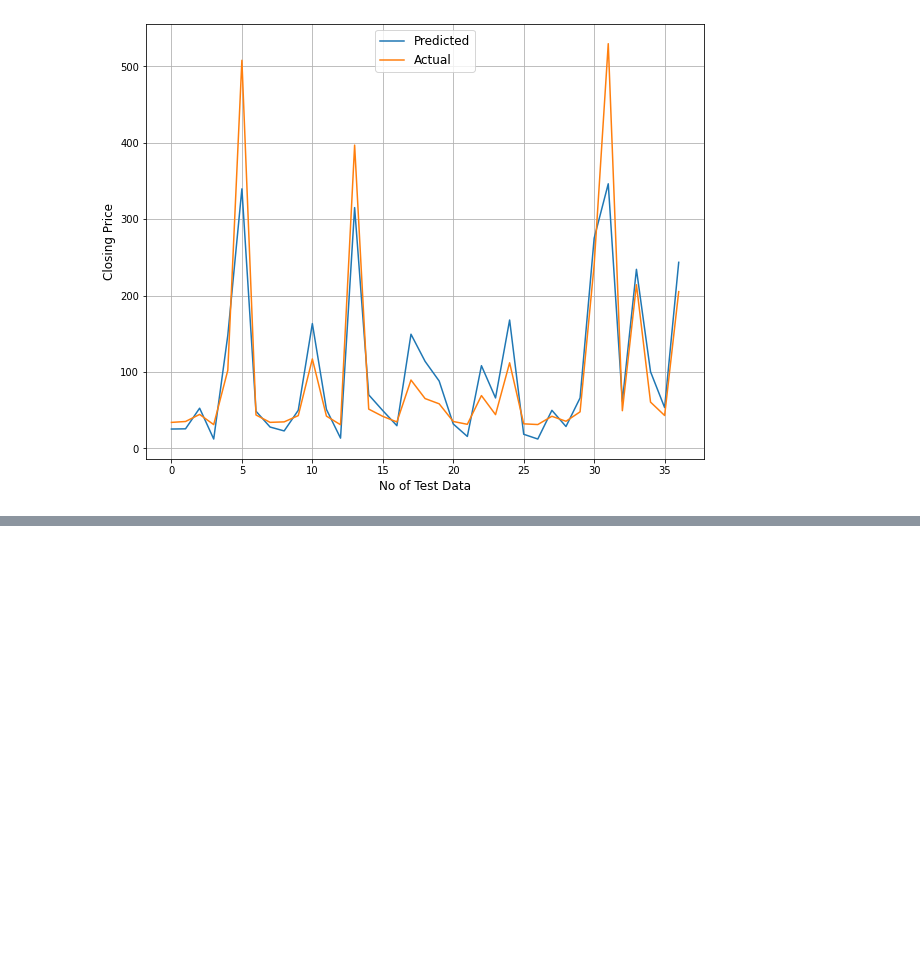
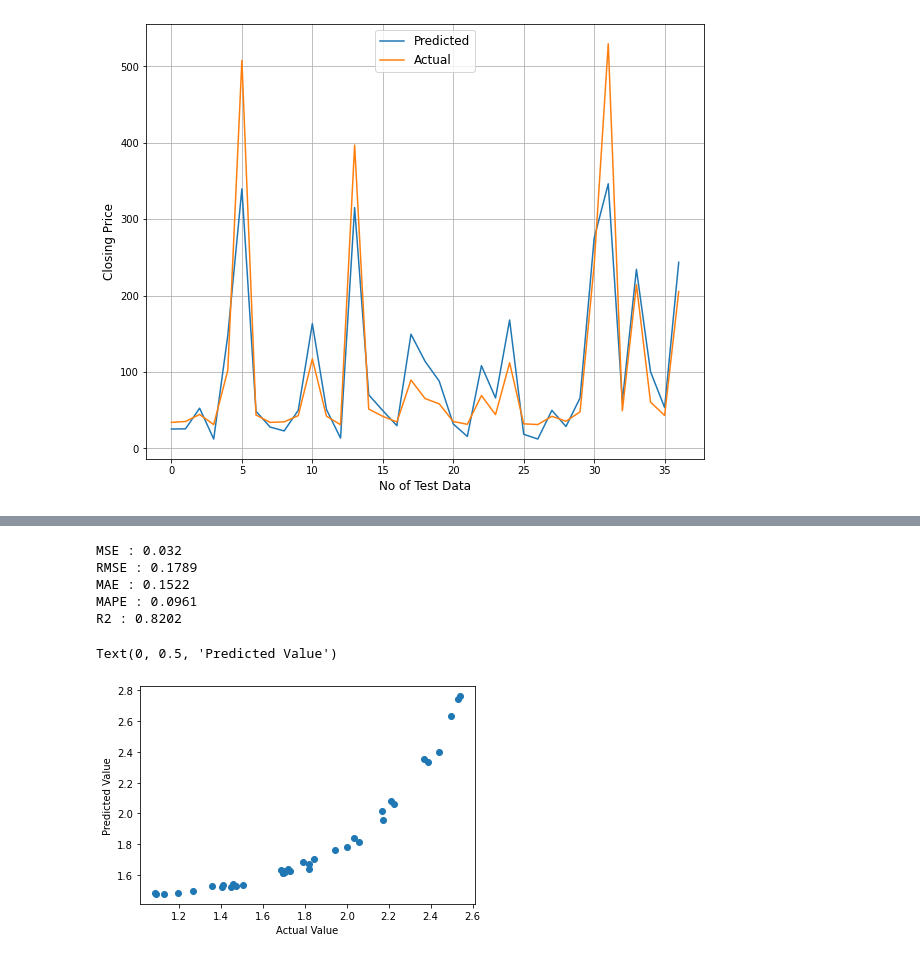
Before and after one commit to Vinitladse/YES-BANK-STOCK-CLOSING-PRICE-PREDICTION, a Jupyter notebook: YES_BANK_STOCK_CLOSING_PRICE_PREDICTION.ipynb, the cells around one changed output, grey strips where cells are left out. Drawn from its saved outputs; the diff is of its cells as text; code cells hidden in the pictures; blank space fills up the shorter version.

```diff
--- a/YES_BANK_STOCK_CLOSING_PRICE_PREDICTION.ipynb
+++ b/YES_BANK_STOCK_CLOSING_PRICE_PREDICTION.ipynb
@@ -379,8 +370,8 @@ y = Dependent Variable
 # %%
+# Data transformation
 from scipy.stats import zscore
-X = Dataset.drop(columns=['Date', 'Close']).apply(zscore)
+X = X.apply(zscore)
+y = np.log10(y)
-# %%
-y = np.log10(Dataset['Close'])
 # %%
 # splitting the dadaset into the training set and test set
 # splitting the Train test data with 80 - 20
@@ -564,0 +561,7 @@ plt.grid()
+# %%
+# Hyper parameter of Tuning For Lasso Regression
+
+lasso =Lasso()
+parameters ={'alpha': [1e-15, 1e-13,1e-10,1e-8,1e-5,1e-4,1e-3,1e-2,1e-1,1,5,10,20,30,40,45,50,55,60,100]}
+lasso_regressor = GridSearchCV(lasso_cv, parameters,scoring = 'neg_mean_squared_error', cv = 3, return_train_score=True)
+lasso_regressor.fit(X_train, y_train)
@@ -564,0 +580,4 @@ plt.grid()
+# %%
+# Prediction of test data .
+y_pred_lasso = lasso_regressor.predict(X_test)
+y_pred_lasso
@@ -564,0 +604,21 @@ plt.grid()
+# %%
+# Test performance
+
+print("MSE :", round(mean_squared_error(y_test, y_pred_lasso), 4))
+print("RMSE :", round(math.sqrt(mean_squared_error(y_test, y_pred_lasso)), 4))
+print("MAE :", round(mean_absolute_error(y_test, y_pred_lasso), 4))
+print("MAPE :",round(mean_absolute_percentage_error(y_test, y_pred_lasso), 4))
+print("R2 :",round(r2_score(y_test, y_pred_lasso), 4))
+# %% [output]
+MSE : 0.032
+RMSE : 0.1789
+MAE : 0.1522
+MAPE : 0.0961
+R2 : 0.8202
+# %%
+plt.scatter((y_test),(y_pred_lasso))
+plt.xlabel('Actual Value')
+plt.ylabel('Predicted Value')
+# %% [output]
+Text(0, 0.5, 'Predicted Value')
+[figure, added]
```
Also changed, not shown: parts of 28 cells of this notebook.
